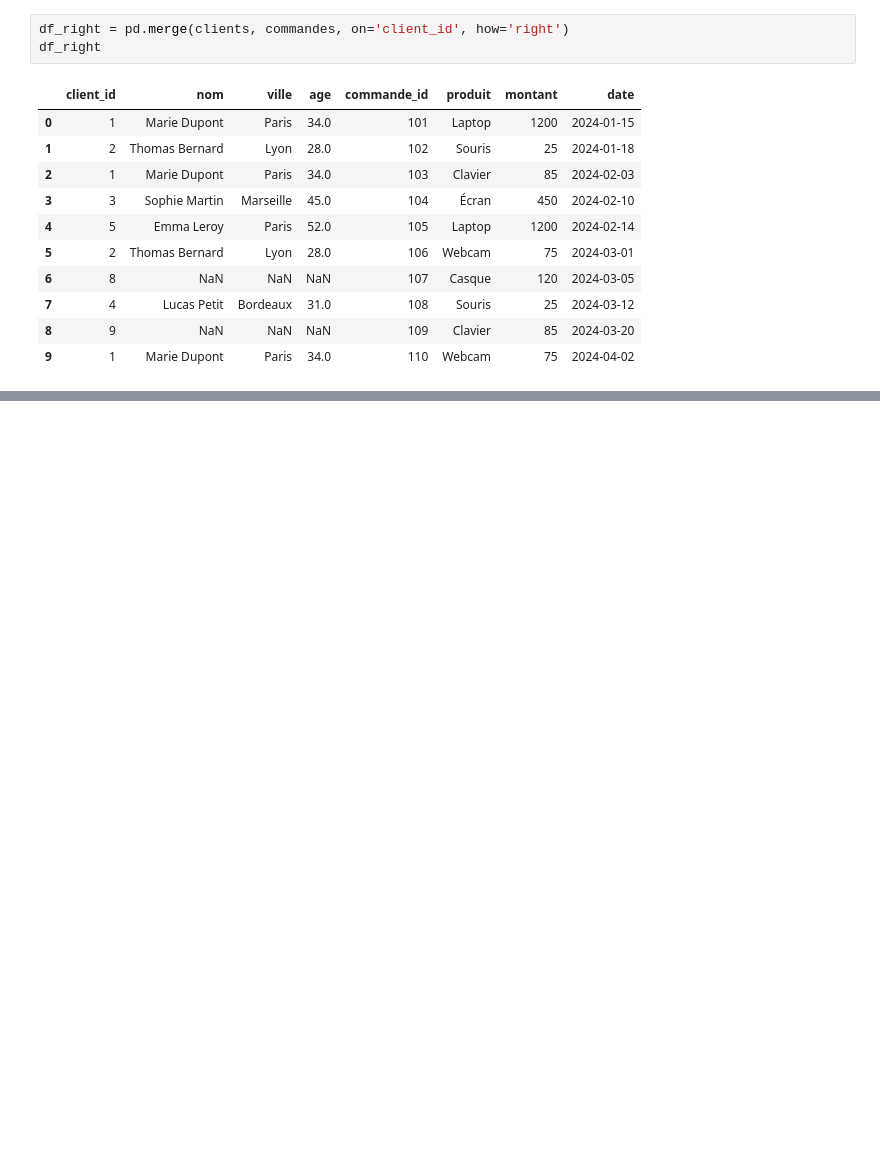
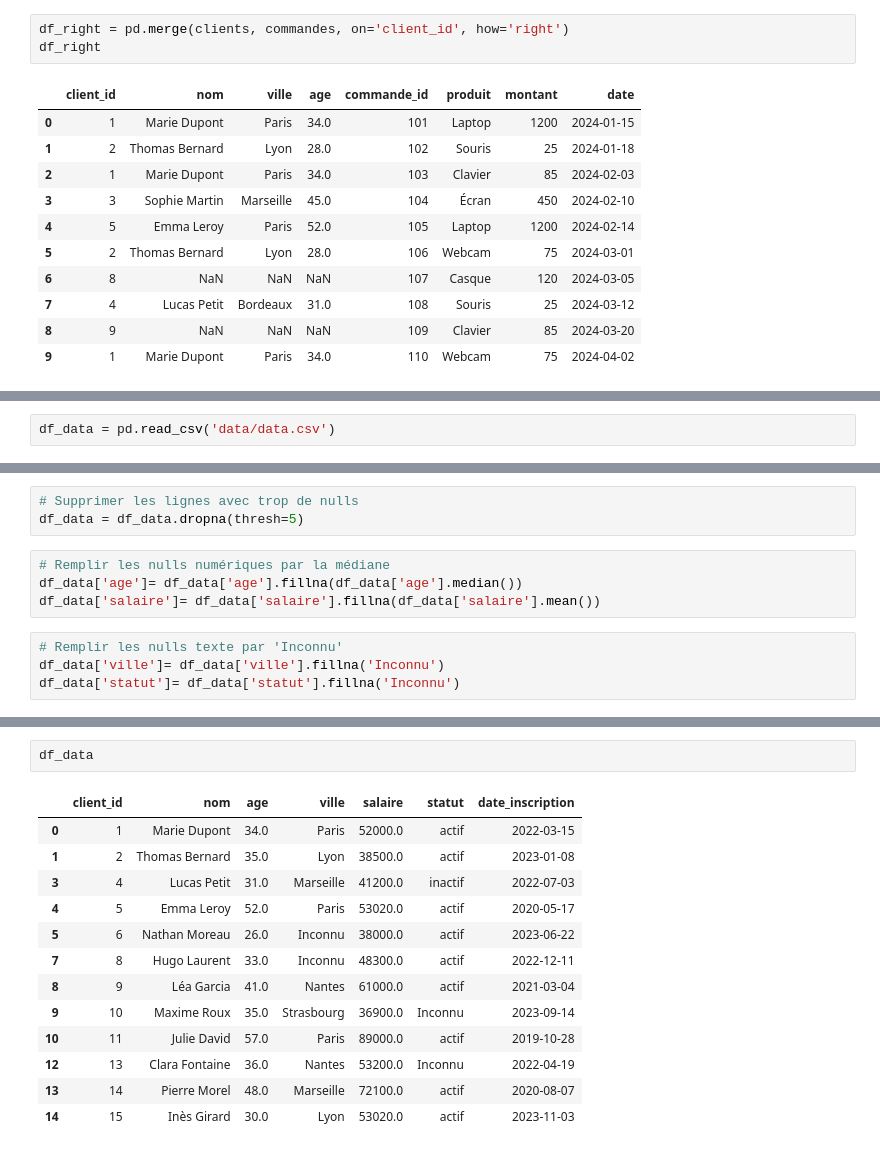
Before and after one commit to IZAK-M/Pandas_Journey, a Jupyter notebook: Pandas_fondamentaux.ipynb, the cells around one changed output, grey strips where cells are left out. Saved outputs shown, nothing was run; the diff lists cells and outputs as text; blank space fills up the shorter version.

Commit message:
feat(j5): add clean data with null values

```diff
--- a/Pandas_fondamentaux.ipynb
+++ b/Pandas_fondamentaux.ipynb
@@ -211,0 +214,2 @@ df_right
+# %%
+df_data = pd.read_csv('data/data.csv')
@@ -211,0 +228,11 @@ df_right
+# %%
+# Supprimer les lignes avec trop de nulls
+df_data = df_data.dropna(thresh=5)
+# %%
+# Remplir les nulls numériques par la médiane
+df_data['age']= df_data['age'].fillna(df_data['age'].median())
+df_data['salaire']= df_data['salaire'].fillna(df_data['salaire'].mean())
+# %%
+# Remplir les nulls texte par 'Inconnu'
+df_data['ville']= df_data['ville'].fillna('Inconnu')
+df_data['statut']= df_data['statut'].fillna('Inconnu')
@@ -211,0 +251,16 @@ df_right
+# %%
+df_data
+# %% [output]
+|  | client_id | nom | age | ville | salaire | statut | date_inscription |
+| 0 | 1 | Marie Dupont | 34.0 | Paris | 52000.0 | actif | 2022-03-15 |
+| 1 | 2 | Thomas Bernard | 35.0 | Lyon | 38500.0 | actif | 2023-01-08 |
+| 3 | 4 | Lucas Petit | 31.0 | Marseille | 41200.0 | inactif | 2022-07-03 |
+| 4 | 5 | Emma Leroy | 52.0 | Paris | 53020.0 | actif | 2020-05-17 |
+| 5 | 6 | Nathan Moreau | 26.0 | Inconnu | 38000.0 | actif | 2023-06-22 |
+| 7 | 8 | Hugo Laurent | 33.0 | Inconnu | 48300.0 | actif | 2022-12-11 |
+| 8 | 9 | Léa Garcia | 41.0 | Nantes | 61000.0 | actif | 2021-03-04 |
+| 9 | 10 | Maxime Roux | 35.0 | Strasbourg | 36900.0 | Inconnu | 2023-09-14 |
+| 10 | 11 | Julie David | 57.0 | Paris | 89000.0 | actif | 2019-10-28 |
+| 12 | 13 | Clara Fontaine | 36.0 | Nantes | 53200.0 | Inconnu | 2022-04-19 |
+| 13 | 14 | Pierre Morel | 48.0 | Marseille | 72100.0 | actif | 2020-08-07 |
+| 14 | 15 | Inès Girard | 30.0 | Lyon | 53020.0 | actif | 2023-11-03 |
```
Also changed, not shown: parts of 3 cells of this notebook, 1 other file.
